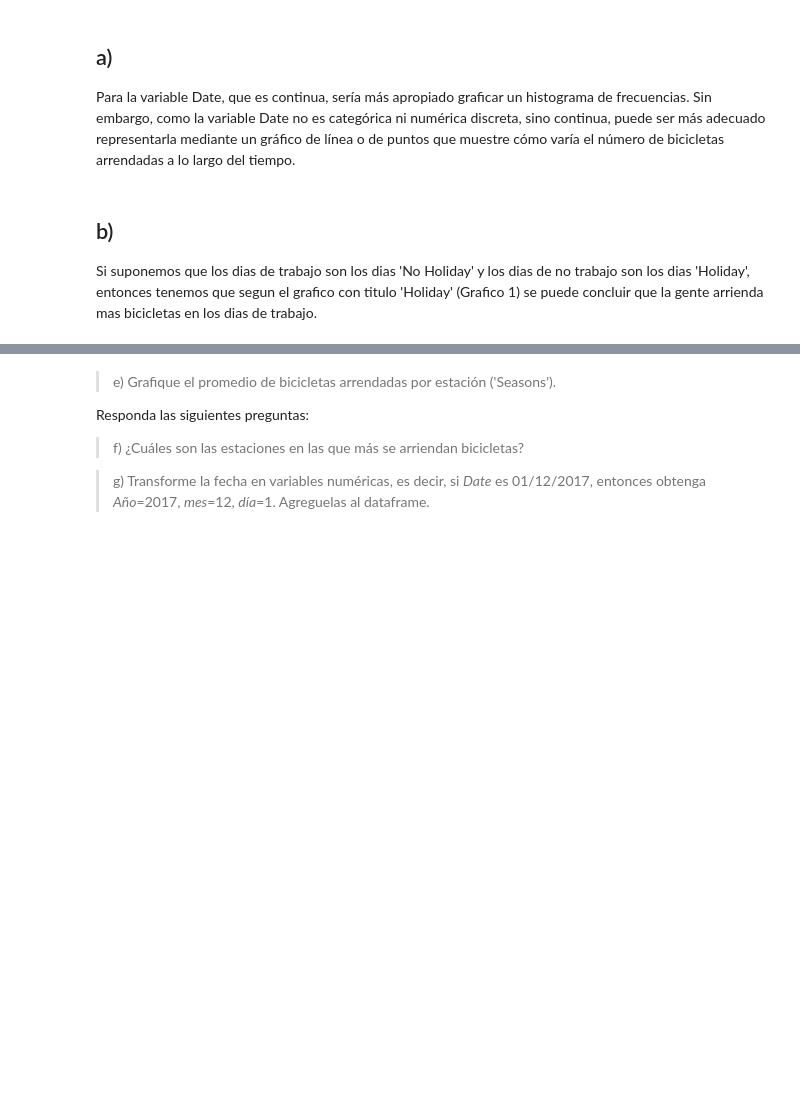
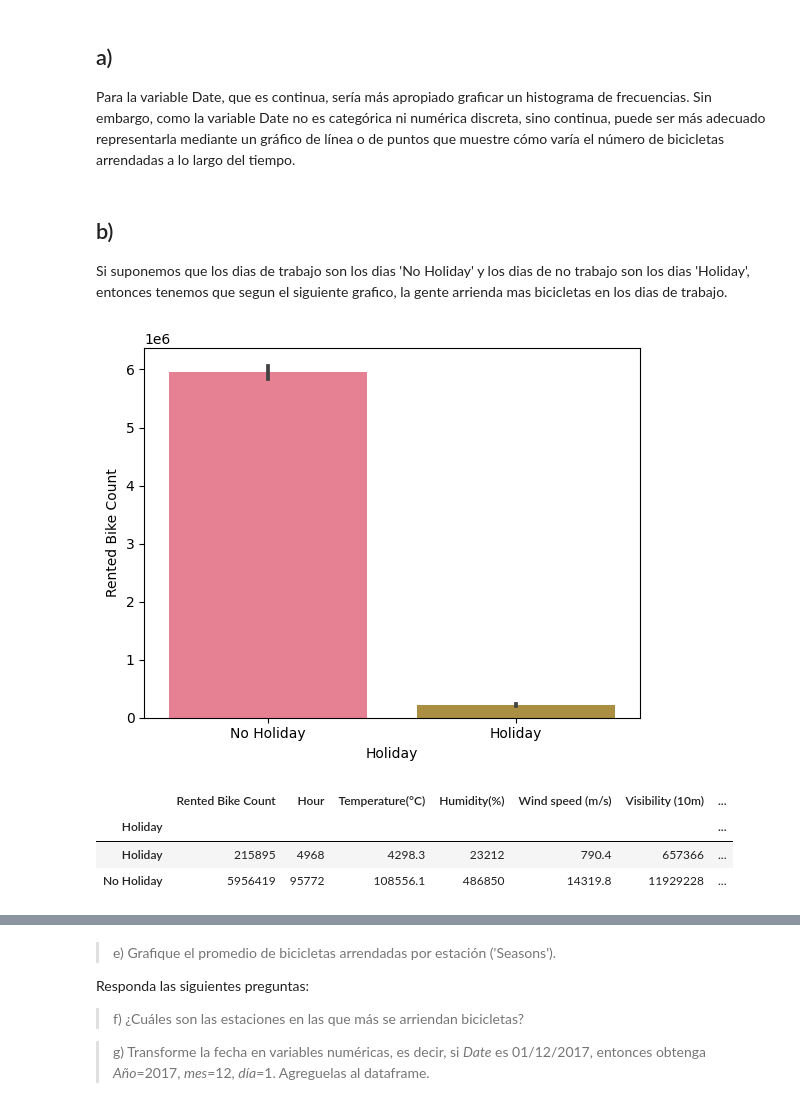
Before and after one commit to GersonHMG/Tarea1ML, a Jupyter notebook: Tarea1.ipynb, the cells around one changed output, grey strips where cells are left out. Cells and saved outputs as stored; diff of their text form; code cells hidden in the pictures; blank space fills up the shorter version.

```diff
--- a/Tarea1.ipynb
+++ b/Tarea1.ipynb
@@ -241,4 +237,15 @@ Para la variable Date, que es continua, sería más apropiado graficar un histog
 # %% [markdown]
 b)
 ---
-Si suponemos que los dias de trabajo son los dias 'No Holiday' y los dias de no trabajo son los dias 'Holiday', entonces tenemos que segun el grafico con titulo 'Holiday' (Grafico 1) se puede concluir que la gente arrienda mas bicicletas en los dias de trabajo.
+Si suponemos que los dias de trabajo son los dias 'No Holiday' y los dias de no trabajo son los dias 'Holiday', entonces tenemos que segun el siguiente grafico, la gente arrienda mas bicicletas en los dias de trabajo.
+# %%
+sns.barplot(x='Holiday',y='Rented Bike Count' , data=data , estimator=sum);
+# %% [output]
+[figure, added]
+# %%
+data.groupby(by=['Holiday']).sum()
+# %% [output]
+|  | Rented Bike Count | Hour | Temperature(°C) | Humidity(%) | Wind speed (m/s) | Visibility (10m) | ... |
+| Holiday |  |  |  |  |  |  | ... |
+| Holiday | 215895 | 4968 | 4298.3 | 23212 | 790.4 | 657366 | ... |
+| No Holiday | 5956419 | 95772 | 108556.1 | 486850 | 14319.8 | 11929228 | ... |
```
Also changed, not shown: parts of 12 cells of this notebook.
